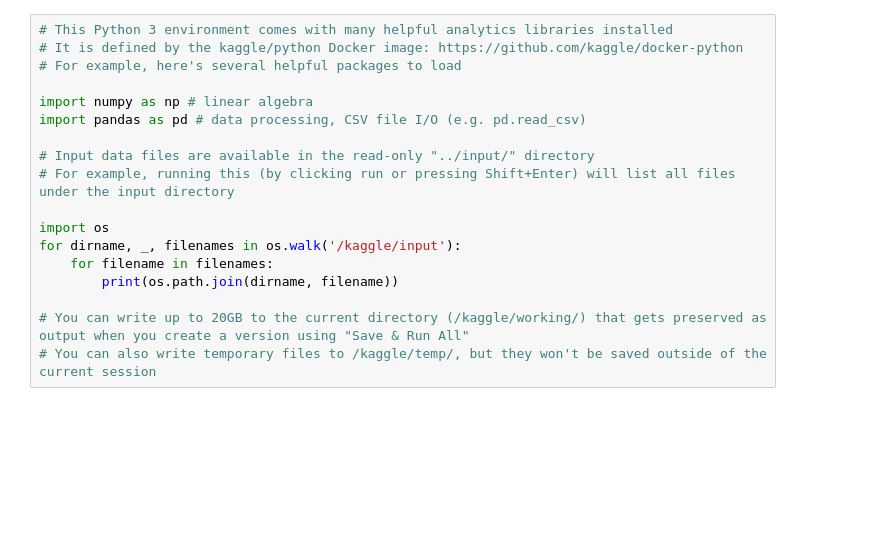
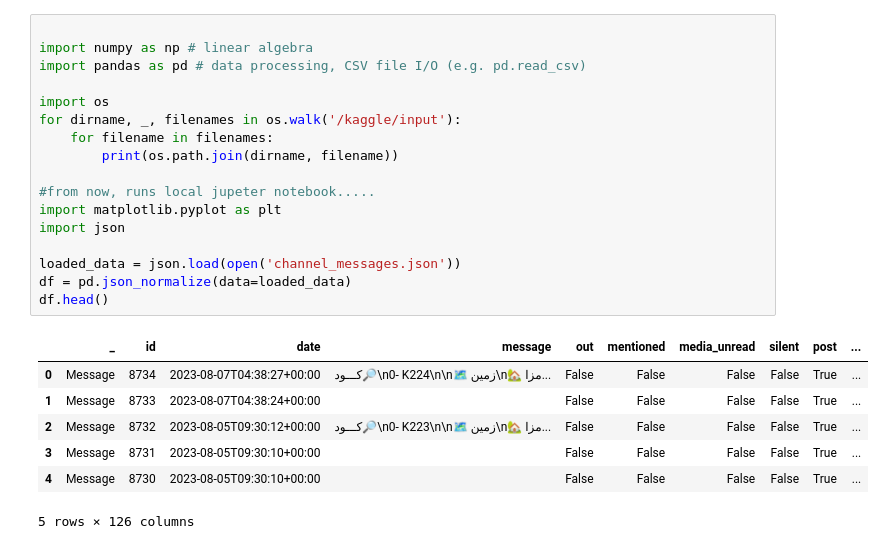
Before and after one commit to grzaini/House-Price-Analysis, a Jupyter notebook: zamin-data.ipynb, the cells around one changed output. Saved outputs shown, nothing was run; the diff lists cells and outputs as text; blank space fills up the shorter version.

```diff
--- a/zamin-data.ipynb
+++ b/zamin-data.ipynb
@@ -1,18 +1,25 @@
 # %%
-# This Python 3 environment comes with many helpful analytics libraries installed
-# It is defined by the kaggle/python Docker image: https://github.com/kaggle/docker-python
-# For example, here's several helpful packages to load
 
 import numpy as np # linear algebra
 import pandas as pd # data processing, CSV file I/O (e.g. pd.read_csv)
-
-# Input data files are available in the read-only "../input/" directory
-# For example, running this (by clicking run or pressing Shift+Enter) will list all files under the input directory
 
 import os
 for dirname, _, filenames in os.walk('/kaggle/input'):
     for filename in filenames:
         print(os.path.join(dirname, filename))
 
-# You can write up to 20GB to the current directory (/kaggle/working/) that gets preserved as output when you create a version using "Save & Run All"
-# You can also write temporary files to /kaggle/temp/, but they won't be saved outside of the current session
+#from now, runs local jupeter notebook.....
+import matplotlib.pyplot as plt
+import json
+
+loaded_data = json.load(open('channel_messages.json'))
+df = pd.json_normalize(data=loaded_data)
+df.head()
+# %% [output]
+|  | _ | id | date | message | out | mentioned | media_unread | silent | post | ... |
+| 0 | Message | 8734 | 2023-08-07T04:38:27+00:00 | کـــود🔎\n0- K224\n\n🗺 زمين\n🏡 مزا... | False | False | False | False | True | ... |
+| 1 | Message | 8733 | 2023-08-07T04:38:24+00:00 |  | False | False | False | False | True | ... |
+| 2 | Message | 8732 | 2023-08-05T09:30:12+00:00 | کـــود🔎\n0- K223\n\n🗺 زمين\n🏡 مزا... | False | False | False | False | True | ... |
+| 3 | Message | 8731 | 2023-08-05T09:30:10+00:00 |  | False | False | False | False | True | ... |
+| 4 | Message | 8730 | 2023-08-05T09:30:10+00:00 |  | False | False | False | False | True | ... |
+5 rows × 126 columns
```
Also changed, not shown: parts of 7 cells of this notebook.
